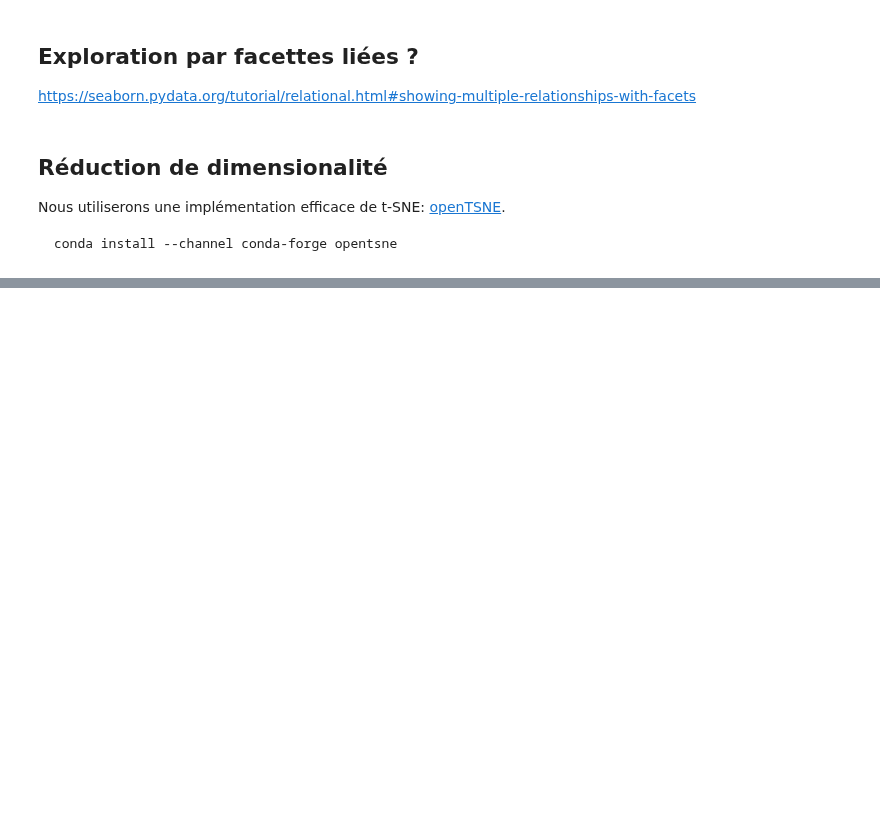
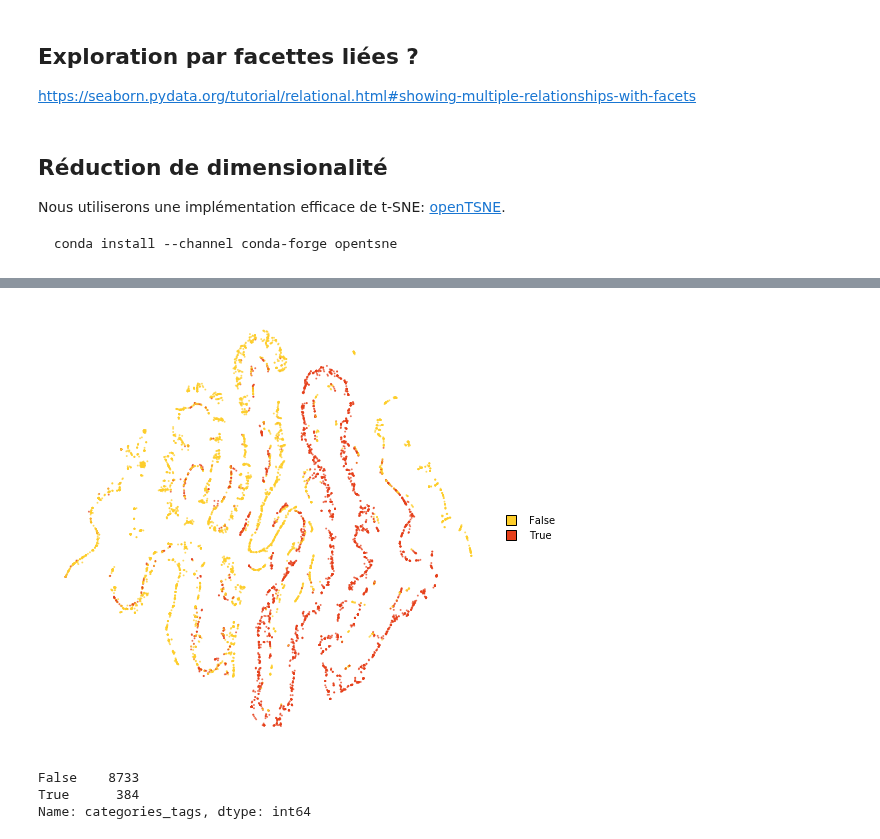
Before and after one commit to moreymat/off-explore, a Jupyter notebook: notebooks/03 - Explorer les données d'OpenFoodFacts.ipynb, the cells around one changed output, grey strips where cells are left out. Saved outputs shown, nothing was run; the diff lists cells and outputs as text; code cells hidden in the pictures; blank space fills up the shorter version.

```diff
--- a/notebooks/03 - Explorer les données d'OpenFoodFacts.ipynb
+++ b/notebooks/03 - Explorer les données d'OpenFoodFacts.ipynb
@@ -238,0 +479,15 @@ embedding = TSNE().fit(x)
+# %%
+colors_bool = {
+    False: "#FDCD2A",
+    True: "#E53F1A",
+}
+plot(emb_ns, y_cheeses, colors=colors_bool)
+# %% [output]
+[figure, added]
+# %%
+y_crd = df_dairies['categories_tags'].str.contains('en:dessert-creams')
+y_crd.value_counts()
+# %% [output]
+False    8733
+True      384
+Name: categories_tags, dtype: int64
```
Also changed, not shown: parts of 23 cells of this notebook, 1 other file.
